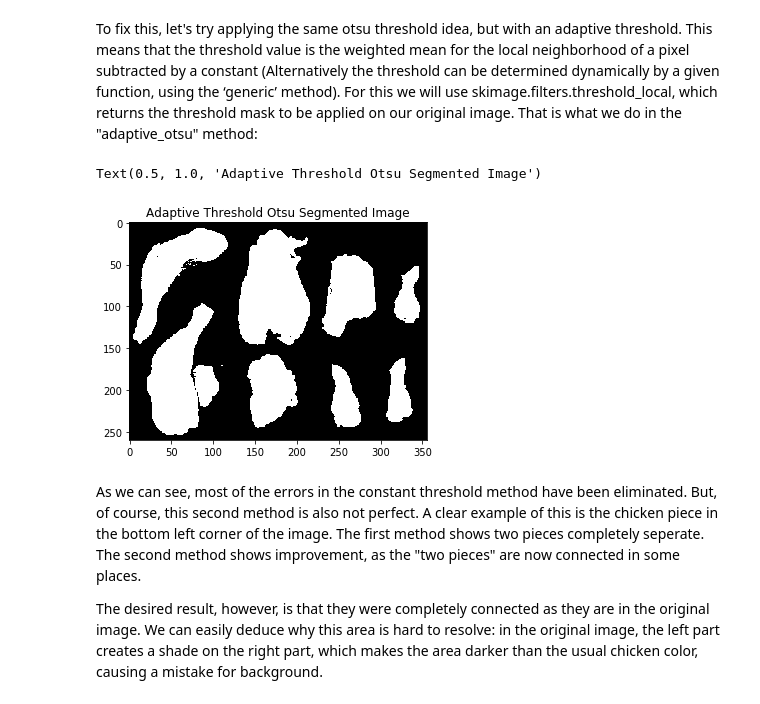
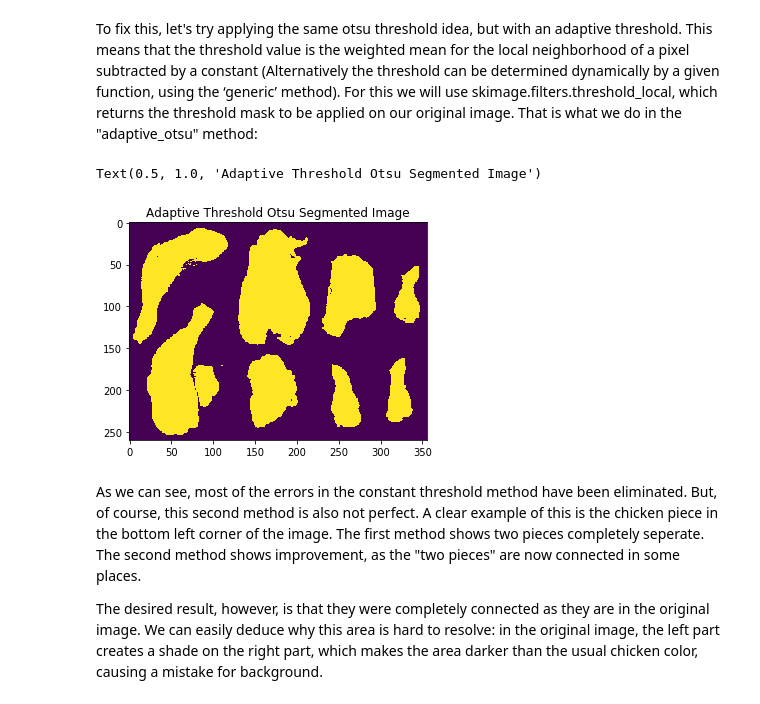
Before and after one commit to andre91998/EA979, a Jupyter notebook: 1S2020/EA979A_Ex05_AndreMedeiros.ipynb, the cells around one changed output. Drawn from its saved outputs; the diff is of its cells as text; code cells hidden in the pictures.

```diff
--- a/1S2020/EA979A_Ex05_AndreMedeiros.ipynb
+++ b/1S2020/EA979A_Ex05_AndreMedeiros.ipynb
@@ -109,10 +110,11 @@ def adaptive_otsu(image, window_size, method='gaussian', offset=0, mode='reflect
 # %%
+#Show result of Adpative Otsu segmentation
 otsu_seg = adaptive_otsu(f,255)
-plt.imshow(otsu_seg, cmap = 'gray')
+plt.imshow(otsu_seg)
 plt.title('Adaptive Threshold Otsu Segmented Image')
 # %% [output]
 Text(0.5, 1.0, 'Adaptive Threshold Otsu Segmented Image')
-[figure, old version]
+[figure, new version]
 # %% [markdown]
 As we can see, most of the errors in the constant threshold method have been eliminated. But, of course, this second method is also not perfect. A clear example of this is the chicken piece in the bottom left corner of the image. The first method shows two pieces completely seperate. The second method shows improvement, as the "two pieces" are now connected in some places.
 
```
Also changed, not shown: parts of 13 cells of this notebook.
